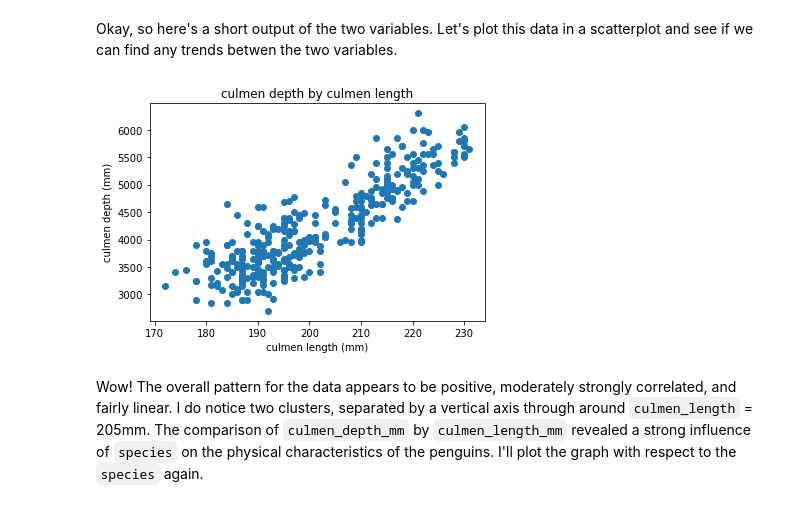
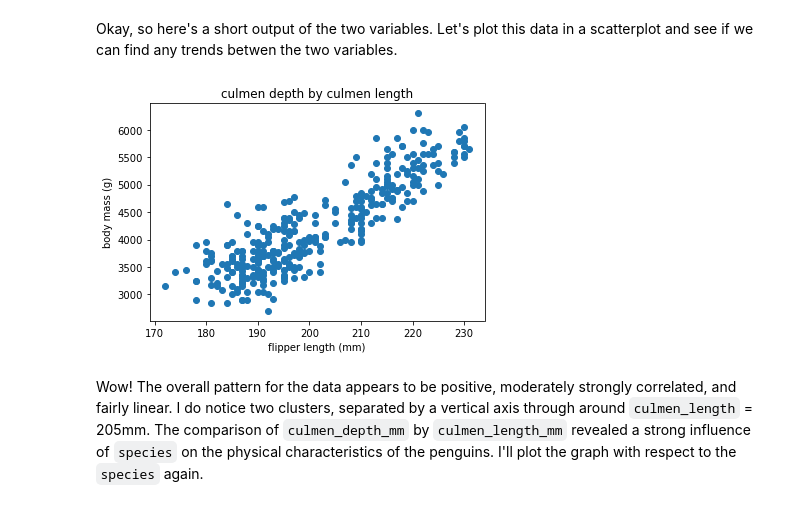
Before and after one commit to michaelhlavaty981/CSC630-Machine-Learning, a Jupyter notebook: Palmer_Penguins.ipynb, the cells around one changed output. Cells and saved outputs as stored; diff of their text form; code cells hidden in the pictures.

```diff
--- a/Palmer_Penguins.ipynb
+++ b/Palmer_Penguins.ipynb
@@ -162,11 +264,11 @@ Okay, so here's a short output of the two variables. Let's plot this data in a s
 # %%
 scatter = plt.scatter(data.flipper_length_mm, data.body_mass_g)
 plt.title("culmen depth by culmen length")
-plt.xlabel("culmen length (mm)")
-plt.ylabel("culmen depth (mm)")
+plt.xlabel("flipper length (mm)")
+plt.ylabel("body mass (g)")
 plt.show()
 # %% [output]
-[figure, old version]
+[figure, new version]
 # %% [markdown]
 Wow! The overall pattern for the data appears to be positive, moderately strongly correlated, and fairly linear. I do notice two clusters, separated by a vertical axis through around `culmen_length` = 205mm. The comparison of `culmen_depth_mm` by `culmen_length_mm` revealed a strong influence of `species` on the physical characteristics of the penguins. I'll plot the graph with respect to the `species` again.
 # %%
```
Also changed, not shown: parts of 29 cells of this notebook.
